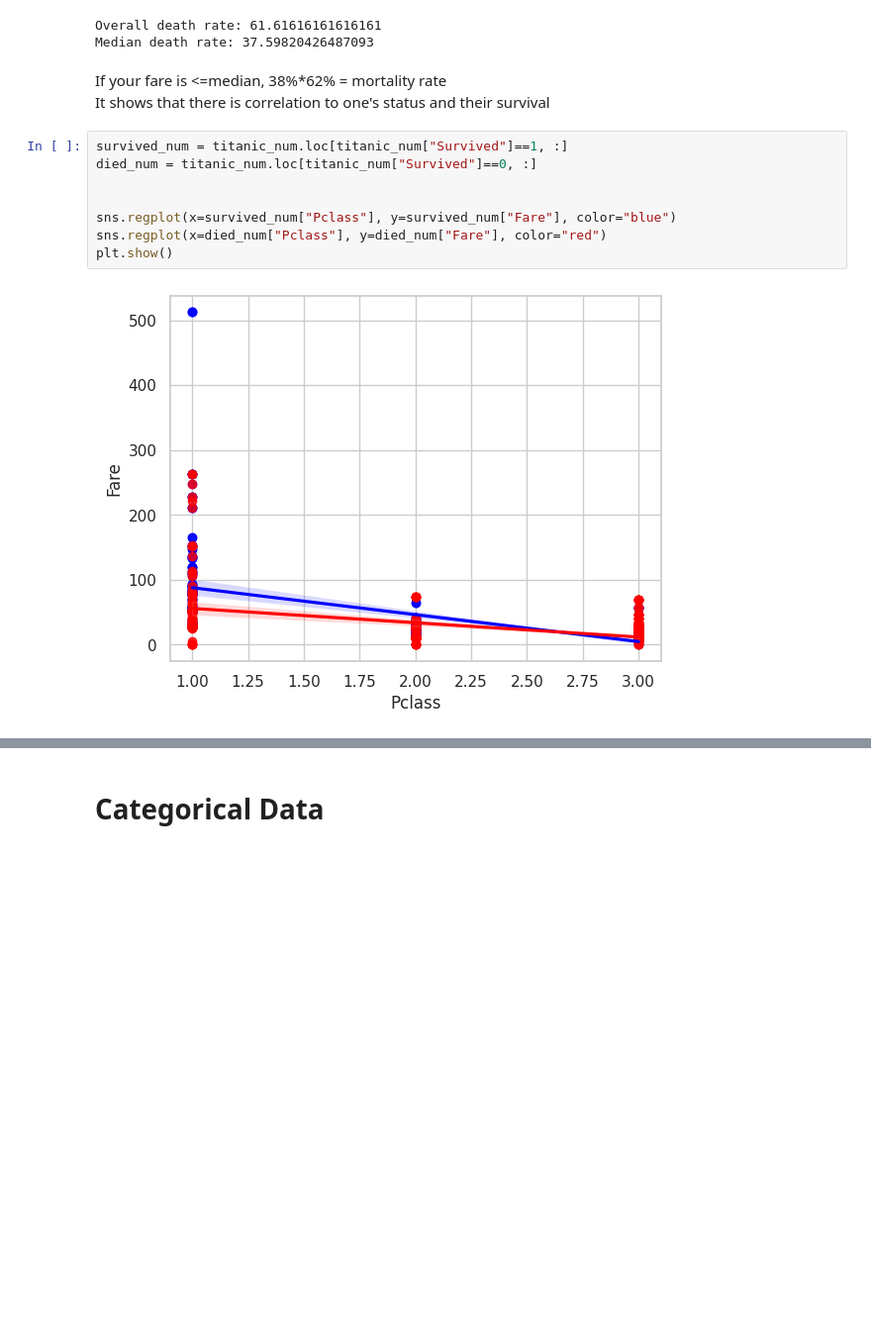
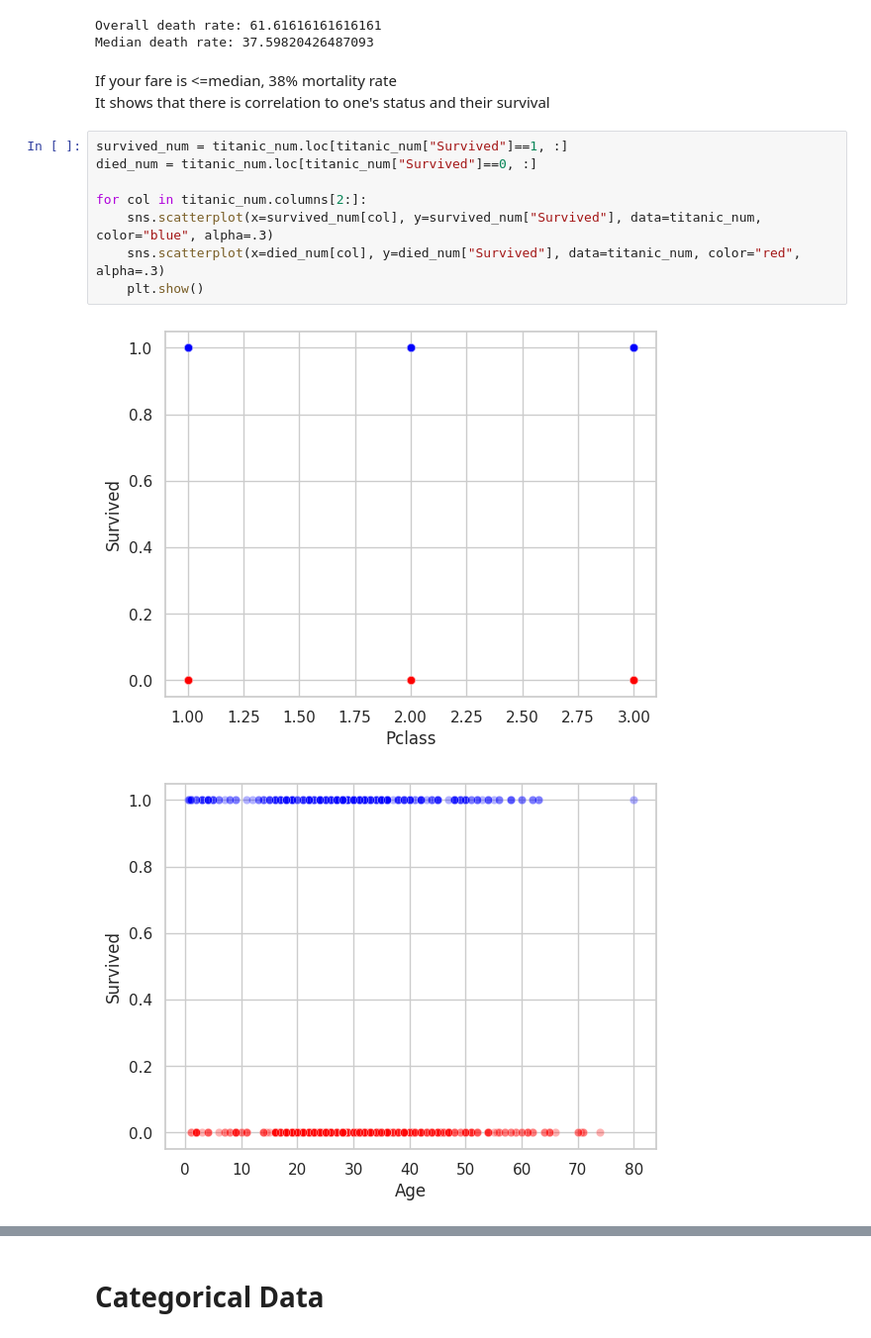
Before and after one commit to samillano-jk/Data_analysis_Projects_scripsts_notebooks, a Jupyter notebook: titanic-eda.ipynb, the cells around one changed output, grey strips where cells are left out. Shown at 99% size. Saved outputs shown, nothing was run; the diff lists cells and outputs as text; blank space fills up the shorter version.

Commit message:
Kaggle Notebook | Titanic_EDA | Version 29

```diff
--- a/titanic-eda.ipynb
+++ b/titanic-eda.ipynb
@@ -322,16 +325,17 @@ print(f"Median death rate: {death_rate*100}")
 Overall death rate: 61.61616161616161
 Median death rate: 37.59820426487093
 # %% [markdown]
-If your fare is <=median, 38%*62% =  mortality rate
+If your fare is <=median, 38% mortality rate
 <br>
 It shows that there is correlation to one's status and their survival
 # %%
 survived_num = titanic_num.loc[titanic_num["Survived"]==1, :]
 died_num = titanic_num.loc[titanic_num["Survived"]==0, :]
 
-
-sns.regplot(x=survived_num["Pclass"], y=survived_num["Fare"], color="blue")
-sns.regplot(x=died_num["Pclass"], y=died_num["Fare"], color="red")
-plt.show()
+for col in titanic_num.columns[2:]:
+    sns.scatterplot(x=survived_num[col], y=survived_num["Survived"], data=titanic_num, color="blue", alpha=.3)
+    sns.scatterplot(x=died_num[col], y=died_num["Survived"], data=titanic_num, color="red", alpha=.3)
+    plt.show()
 # %% [output]
-[figure, old version]
+[figure, new version]
+[figure, added]
```
Also changed, not shown: parts of 8 cells of this notebook.
